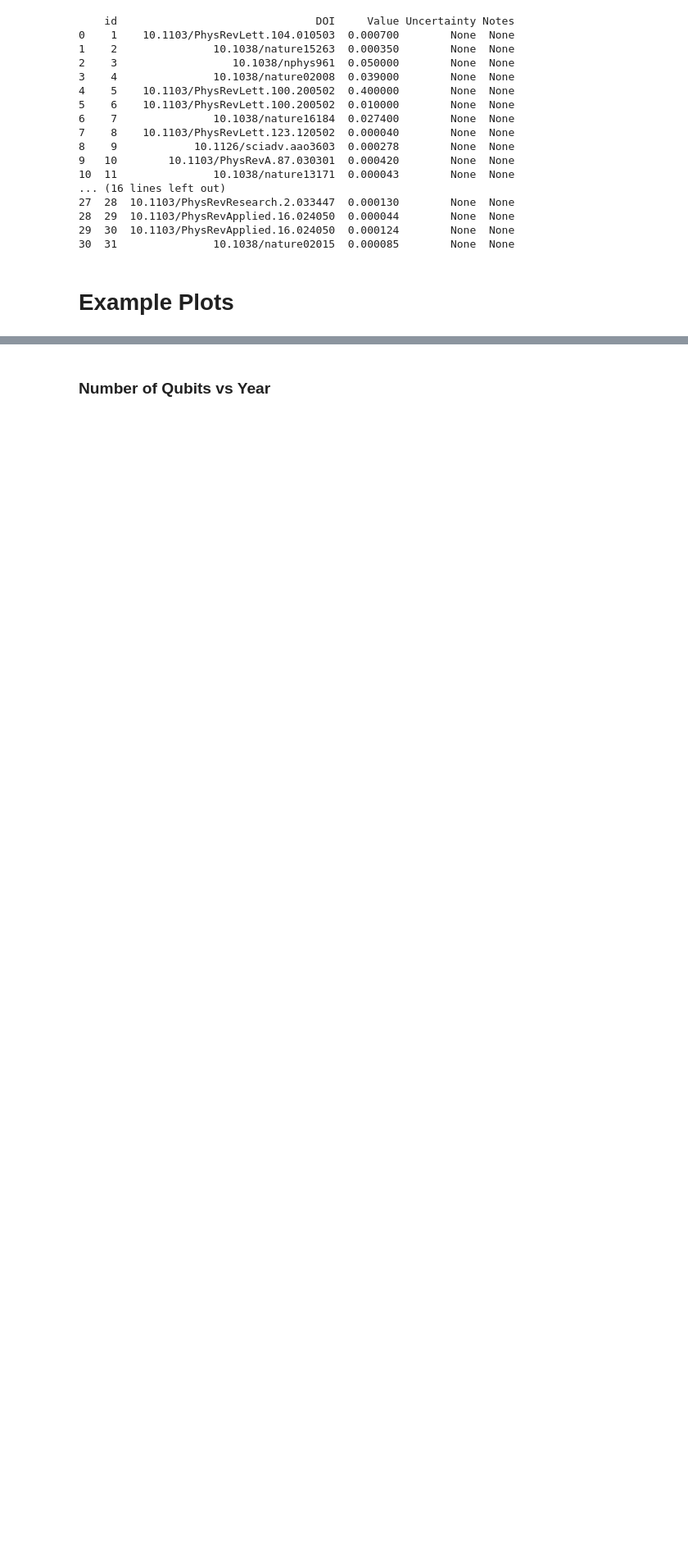
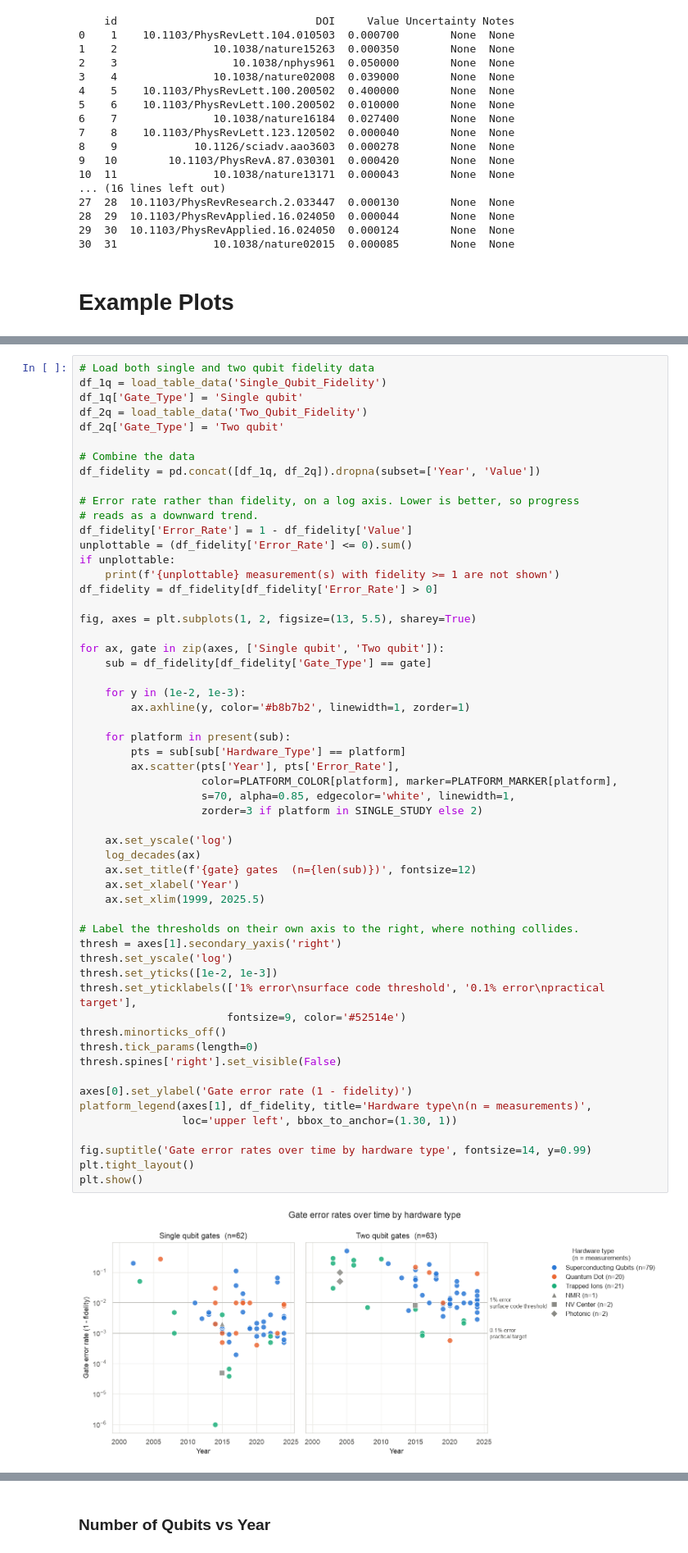
Before and after one commit to georgevsaliens/qubit-hardware-database, a Jupyter notebook: Qubit_Database.ipynb, the cells around one changed output, grey strips where cells are left out. Shown at 82% size. Drawn from its saved outputs; the diff is of its cells as text; blank space fills up the shorter version.

Commit message:
Fix plots and clean up notebook figures

```diff
--- a/Qubit_Database.ipynb
+++ b/Qubit_Database.ipynb
@@ -341,0 +333,58 @@ plt.show()
+# %%
+# Load both single and two qubit fidelity data
+df_1q = load_table_data('Single_Qubit_Fidelity')
+df_1q['Gate_Type'] = 'Single qubit'
+df_2q = load_table_data('Two_Qubit_Fidelity')
+df_2q['Gate_Type'] = 'Two qubit'
+
+# Combine the data
+df_fidelity = pd.concat([df_1q, df_2q]).dropna(subset=['Year', 'Value'])
+
+# Error rate rather than fidelity, on a log axis. Lower is better, so progress
+# reads as a downward trend.
+df_fidelity['Error_Rate'] = 1 - df_fidelity['Value']
+unplottable = (df_fidelity['Error_Rate'] <= 0).sum()
+if unplottable:
+    print(f'{unplottable} measurement(s) with fidelity >= 1 are not shown')
+df_fidelity = df_fidelity[df_fidelity['Error_Rate'] > 0]
+
+fig, axes = plt.subplots(1, 2, figsize=(13, 5.5), sharey=True)
+
+for ax, gate in zip(axes, ['Single qubit', 'Two qubit']):
+    sub = df_fidelity[df_fidelity['Gate_Type'] == gate]
+
+    for y in (1e-2, 1e-3):
+        ax.axhline(y, color='#b8b7b2', linewidth=1, zorder=1)
+
+    for platform in present(sub):
+        pts = sub[sub['Hardware_Type'] == platform]
+        ax.scatter(pts['Year'], pts['Error_Rate'],
+                   color=PLATFORM_COLOR[platform], marker=PLATFORM_MARKER[platform],
+                   s=70, alpha=0.85, edgecolor='white', linewidth=1,
+                   zorder=3 if platform in SINGLE_STUDY else 2)
+
+    ax.set_yscale('log')
+    log_decades(ax)
+    ax.set_title(f'{gate} gates  (n={len(sub)})', fontsize=12)
+    ax.set_xlabel('Year')
+    ax.set_xlim(1999, 2025.5)
+
+# Label the thresholds on their own axis to the right, where nothing collides.
+thresh = axes[1].secondary_yaxis('right')
+thresh.set_yscale('log')
+thresh.set_yticks([1e-2, 1e-3])
+thresh.set_yticklabels(['1% error\nsurface code threshold', '0.1% error\npractical target'],
+                       fontsize=9, color='#52514e')
+thresh.minorticks_off()
+thresh.tick_params(length=0)
+thresh.spines['right'].set_visible(False)
+
+axes[0].set_ylabel('Gate error rate (1 - fidelity)')
+platform_legend(axes[1], df_fidelity, title='Hardware type\n(n = measurements)',
+                loc='upper left', bbox_to_anchor=(1.30, 1))
+
+fig.suptitle('Gate error rates over time by hardware type', fontsize=14, y=0.99)
+plt.tight_layout()
+plt.show()
+# %% [output]
+[figure, added]
```
Also changed, not shown: parts of 23 cells of this notebook, 3 other files.
